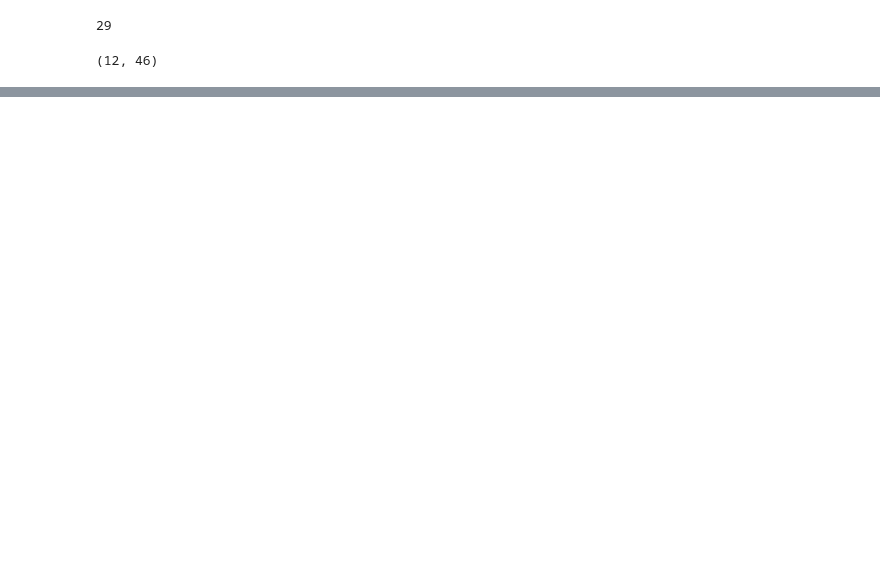
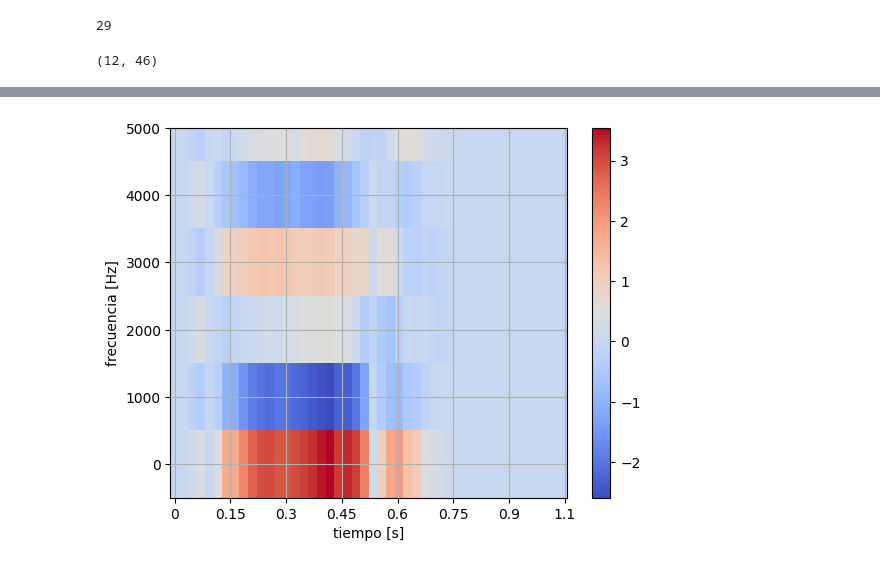
Before and after one commit to csotom2025-collab/ProcesamientoVOZ, a Jupyter notebook: MFCC/mfcc_htk2.ipynb, the cells around one changed output, grey strips where cells are left out. Saved outputs shown, nothing was run; the diff lists cells and outputs as text; code cells hidden in the pictures; blank space fills up the shorter version.

```diff
--- a/MFCC/mfcc_htk2.ipynb
+++ b/MFCC/mfcc_htk2.ipynb
@@ -599,0 +627,10 @@ plt.show() # desconmentar para ver el  plot
+# %%
+from librosa.display import specshow
+specshow(mfcc_htk.T, x_axis='time', y_axis='hz')
+plt.xlabel('tiempo [s]')
+plt.ylabel('frecuencia [Hz]')
+plt.ylim(top=5000)
+plt.colorbar()
+plt.grid(True)
+# %% [output]
+[figure, added]
```
Also changed, not shown: parts of 16 cells of this notebook, 3 other files.
